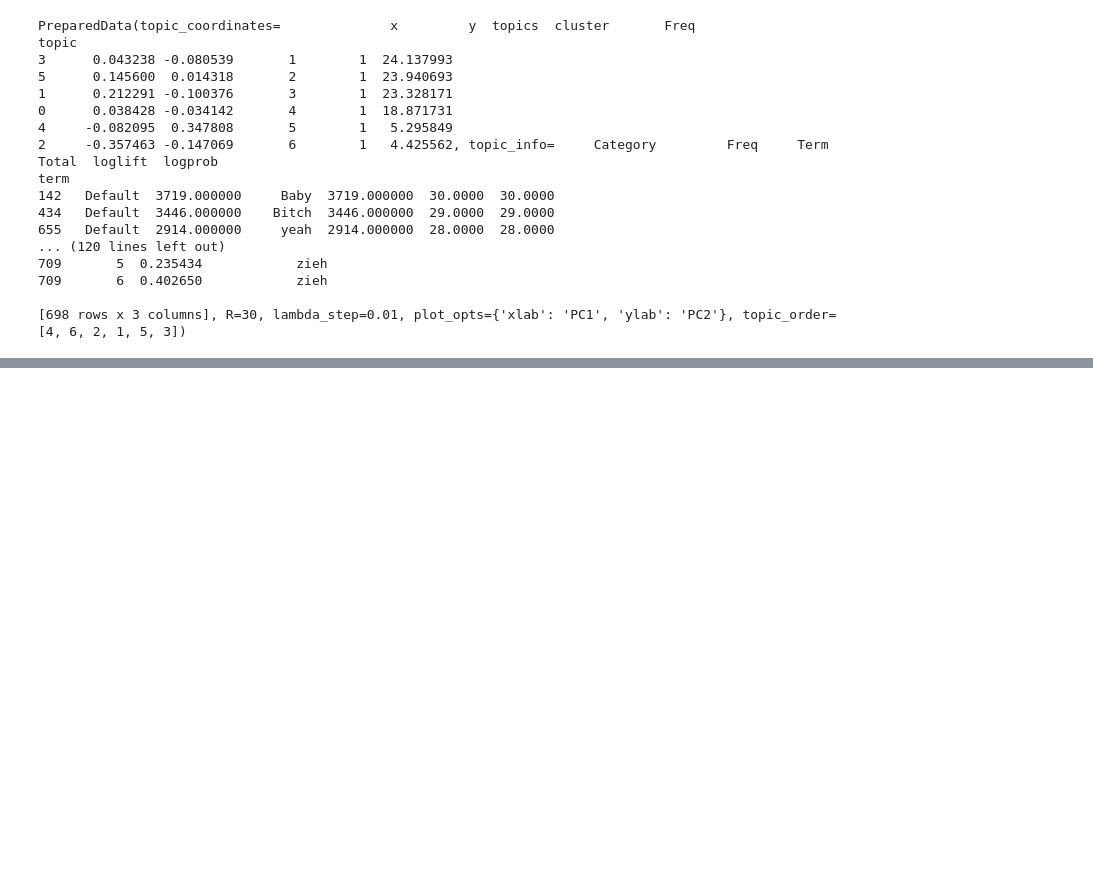
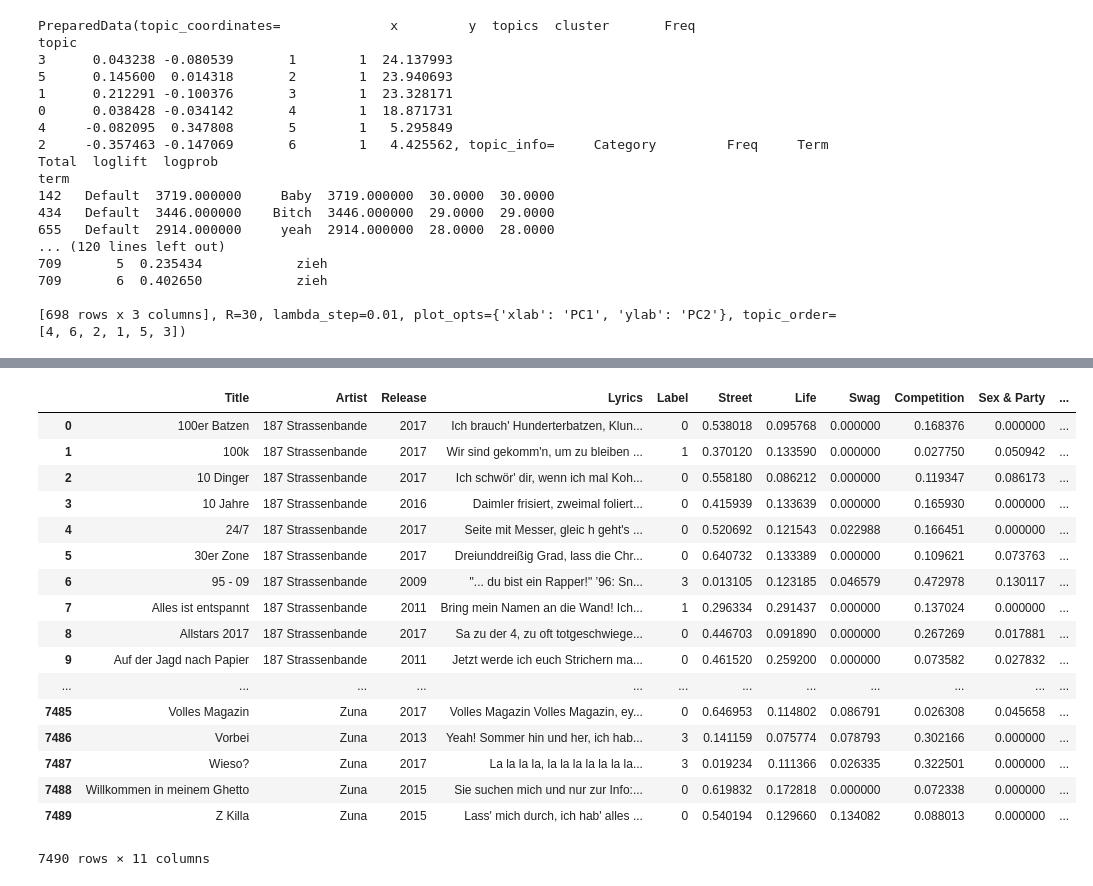
Before and after one commit to Lucapaulo/Text-Mining-Project, a Jupyter notebook: Project - Main.ipynb, the cells around one changed output, grey strips where cells are left out. Saved outputs shown, nothing was run; the diff lists cells and outputs as text; code cells hidden in the pictures; blank space fills up the shorter version.

```diff
--- a/Project - Main.ipynb
+++ b/Project - Main.ipynb
@@ -445,0 +471,54 @@ Predicted 45 of 77 (58%)
+# %%
+all_songs['Label'] = pred
+# %%
+all_songs['Release'] = all_songs['Release'].map(lambda date: date[:-6])
+# %%
+topic_dists = {
+'topic_0': [],
+'topic_1': [],
+'topic_2': [],
+'topic_3': [],
+'topic_4': [],
+'topic_5': []}
+
+for index, song in all_songs.iterrows():
+    dist_ = get_topic_dist_from_song(lda_model_6, song['Title'])
+
+    for i in range(0,6):
+        try:
+            topic, prob = dist_[i]
+            if i != topic:
+                dist_.insert(i, (i, 0.0))
+        except:
+            dist_.append((i, 0.0))
+
+    for (topic, prob) in dist_:
+        topic_dists[f'topic_{topic}'].append(prob)
+# %%
+all_songs['Street'] = topic_dists['topic_0']
+all_songs['Life'] = topic_dists['topic_1']
+all_songs['Swag'] = topic_dists['topic_2']
+all_songs['Competition'] = topic_dists['topic_3']
+all_songs['Sex & Party'] = topic_dists['topic_4']
+all_songs['Love'] = topic_dists['topic_5']
+# %%
+all_songs
+# %% [output]
+|  | Title | Artist | Release | Lyrics | Label | Street | Life | Swag | Competition | Sex & Party | ... |
+| 0 | 100er Batzen | 187 Strassenbande | 2017 | Ich brauch' Hunderterbatzen, Klun... | 0 | 0.538018 | 0.095768 | 0.000000 | 0.168376 | 0.000000 | ... |
+| 1 | 100k | 187 Strassenbande | 2017 | Wir sind gekomm'n, um zu bleiben ... | 1 | 0.370120 | 0.133590 | 0.000000 | 0.027750 | 0.050942 | ... |
+| 2 | 10 Dinger | 187 Strassenbande | 2017 | Ich schwör' dir, wenn ich mal Koh... | 0 | 0.558180 | 0.086212 | 0.000000 | 0.119347 | 0.086173 | ... |
+| 3 | 10 Jahre | 187 Strassenbande | 2016 | Daimler frisiert, zweimal foliert... | 0 | 0.415939 | 0.133639 | 0.000000 | 0.165930 | 0.000000 | ... |
+| 4 | 24/7 | 187 Strassenbande | 2017 | Seite mit Messer, gleic h geht's ... | 0 | 0.520692 | 0.121543 | 0.022988 | 0.166451 | 0.000000 | ... |
+| 5 | 30er Zone | 187 Strassenbande | 2017 | Dreiunddreißig Grad, lass die Chr... | 0 | 0.640732 | 0.133389 | 0.000000 | 0.109621 | 0.073763 | ... |
+| 6 | 95 - 09 | 187 Strassenbande | 2009 | "... du bist ein Rapper!" ’96: Sn... | 3 | 0.013105 | 0.123185 | 0.046579 | 0.472978 | 0.130117 | ... |
+| 7 | Alles ist entspannt | 187 Strassenbande | 2011 | Bring mein Namen an die Wand! Ich... | 1 | 0.296334 | 0.291437 | 0.000000 | 0.137024 | 0.000000 | ... |
+| 8 | Allstars 2017 | 187 Strassenbande | 2017 | Sa zu der 4, zu oft totgeschwiege... | 0 | 0.446703 | 0.091890 | 0.000000 | 0.267269 | 0.017881 | ... |
+| 9 | Auf der Jagd nach Papier | 187 Strassenbande | 2011 | Jetzt werde ich euch Strichern ma... | 0 | 0.461520 | 0.259200 | 0.000000 | 0.073582 | 0.027832 | ... |
+| ... | ... | ... | ... | ... | ... | ... | ... | ... | ... | ... | ... |
+| 7485 | Volles Magazin | Zuna | 2017 | Volles Magazin Volles Magazin, ey... | 0 | 0.646953 | 0.114802 | 0.086791 | 0.026308 | 0.045658 | ... |
+| 7486 | Vorbei | Zuna | 2013 | Yeah! Sommer hin und her, ich hab... | 3 | 0.141159 | 0.075774 | 0.078793 | 0.302166 | 0.000000 | ... |
+| 7487 | Wieso? | Zuna | 2017 | La la la la, la la la la la la la... | 3 | 0.019234 | 0.111366 | 0.026335 | 0.322501 | 0.000000 | ... |
+| 7488 | Willkommen in meinem Ghetto | Zuna | 2015 | Sie suchen mich und nur zur Info:... | 0 | 0.619832 | 0.172818 | 0.000000 | 0.072338 | 0.000000 | ... |
+| 7489 | Z Killa | Zuna | 2015 | Lass' mich durch, ich hab' alles ... | 0 | 0.540194 | 0.129660 | 0.134082 | 0.088013 | 0.000000 | ... |
+7490 rows × 11 columns
```
Also changed, not shown: parts of 3 cells of this notebook.
